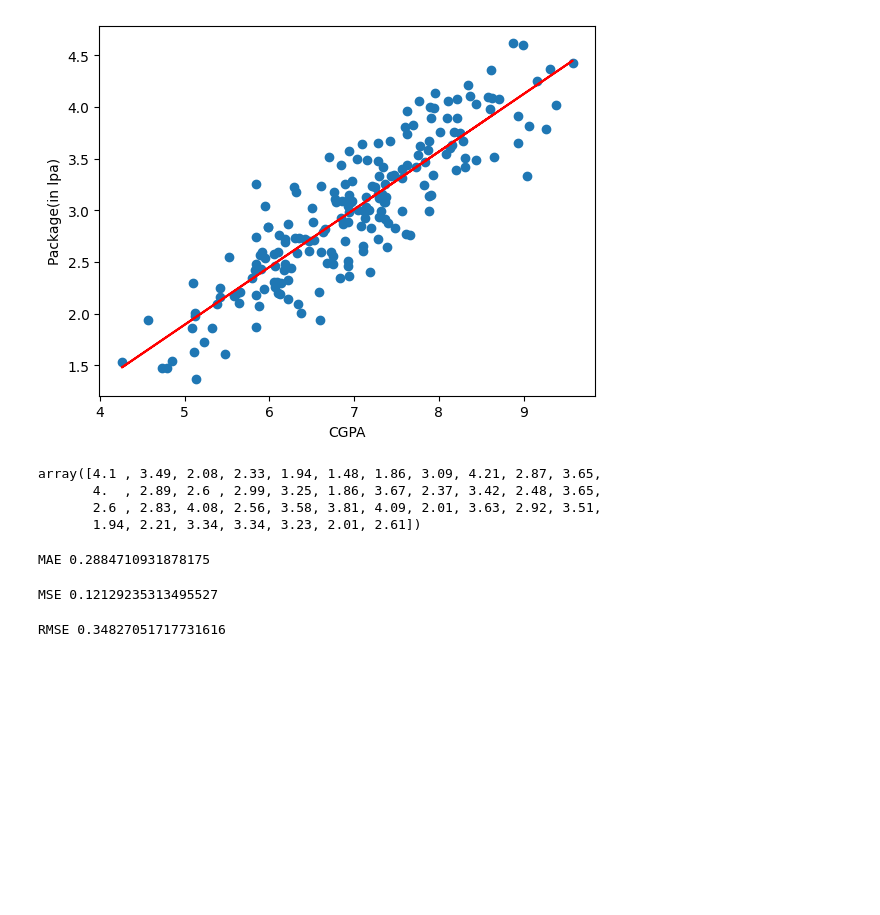
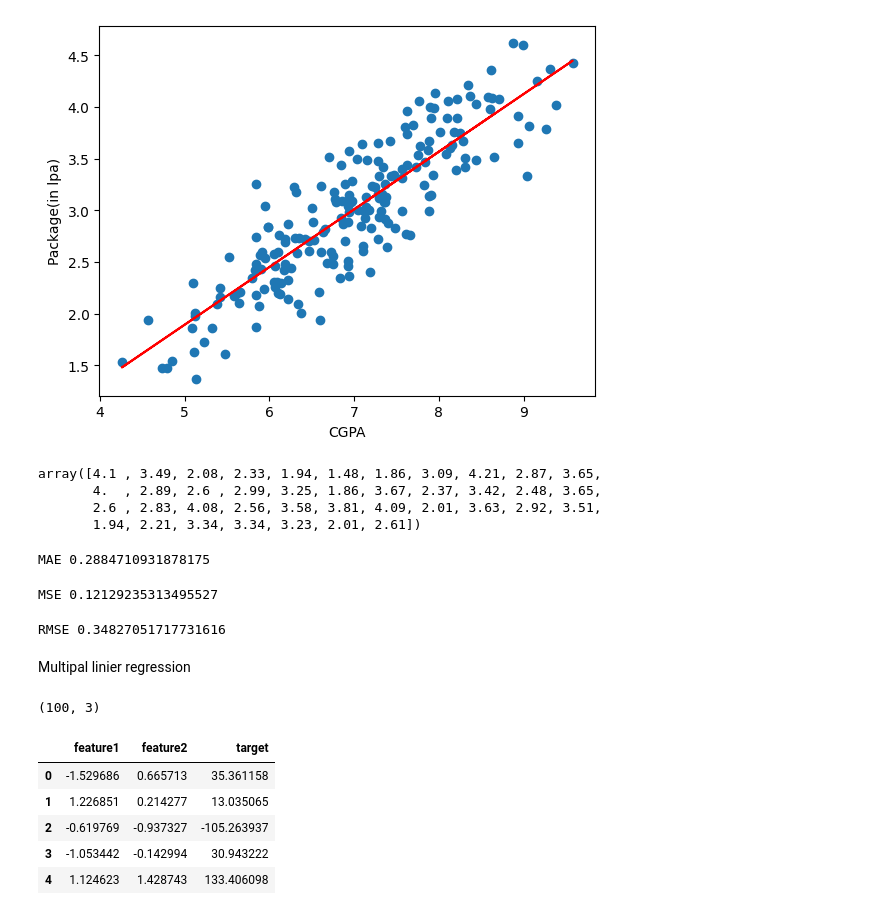
Before and after one commit to suryashekharsasmal/My-ML-concept, a Jupyter notebook: Machin_lerning.ipynb, the cells around one changed output. Saved outputs shown, nothing was run; the diff lists cells and outputs as text; code cells hidden in the pictures; blank space fills up the shorter version.

```diff
--- a/Machin_lerning.ipynb
+++ b/Machin_lerning.ipynb
@@ -2513,3 +2513,5 @@ MSE 0.12129235313495527
 print("RMSE",np.sqrt(mean_squared_error(y_test,y_pred)))
 # %% [output]
 RMSE 0.34827051717731616
+# %% [markdown]
+Multipal linier regression
@@ -2515,0 +2527,25 @@ RMSE 0.34827051717731616
+# %%
+x,y=make_regression(n_samples=100,n_features=2,n_informative=2,n_targets=1,noise=50)
+#make_regression==>make any dimantion in linier regg
+
+
+# n_samples=100	Dataset-এ 100টি data row/sample তৈরি হবে
+# n_features=2	প্রতিটি sample-এ 2টি input feature থাকবে
+# n_informative=2	ওই 2টি feature-ই target predict করতে কাজে লাগবে
+# n_targets=1	প্রতিটি sample-এর জন্য 1টি output value থাকবে
+# noise=50	Target value-তে random noise যোগ হবে; 50 তুলনামূলক বেশি noise দিতে পারে
+# %%
+df=pd.DataFrame({'feature1':x[:,0],'feature2':x[:,1],'target':y})
+# %%
+df.shape
+# %% [output]
+(100, 3)
+# %%
+df.head()
+# %% [output]
+|  | feature1 | feature2 | target |
+| 0 | -1.529686 | 0.665713 | 35.361158 |
+| 1 | 1.226851 | 0.214277 | 13.035065 |
+| 2 | -0.619769 | -0.937327 | -105.263937 |
+| 3 | -1.053442 | -0.142994 | 30.943222 |
+| 4 | 1.124623 | 1.428743 | 133.406098 |
```
Also changed, not shown: parts of 8 cells of this notebook.
